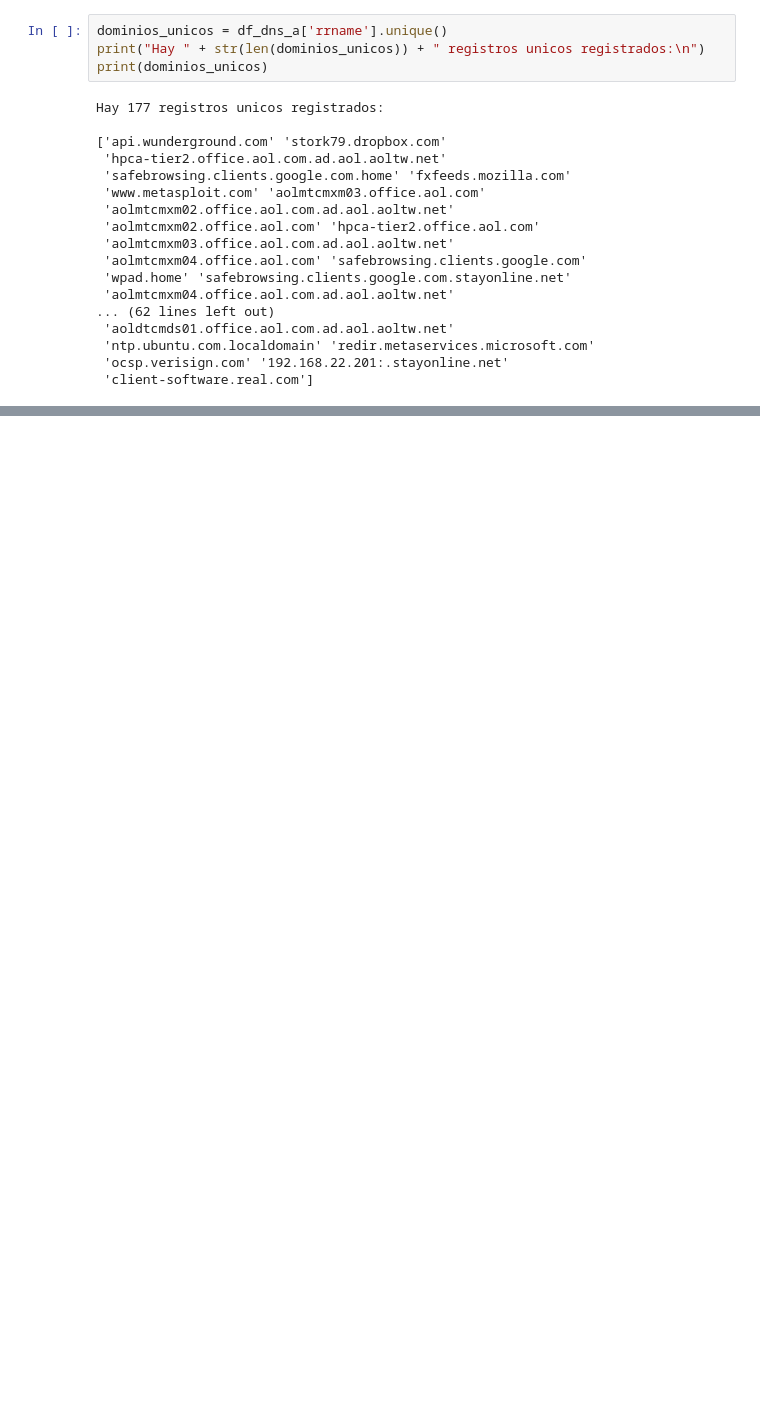
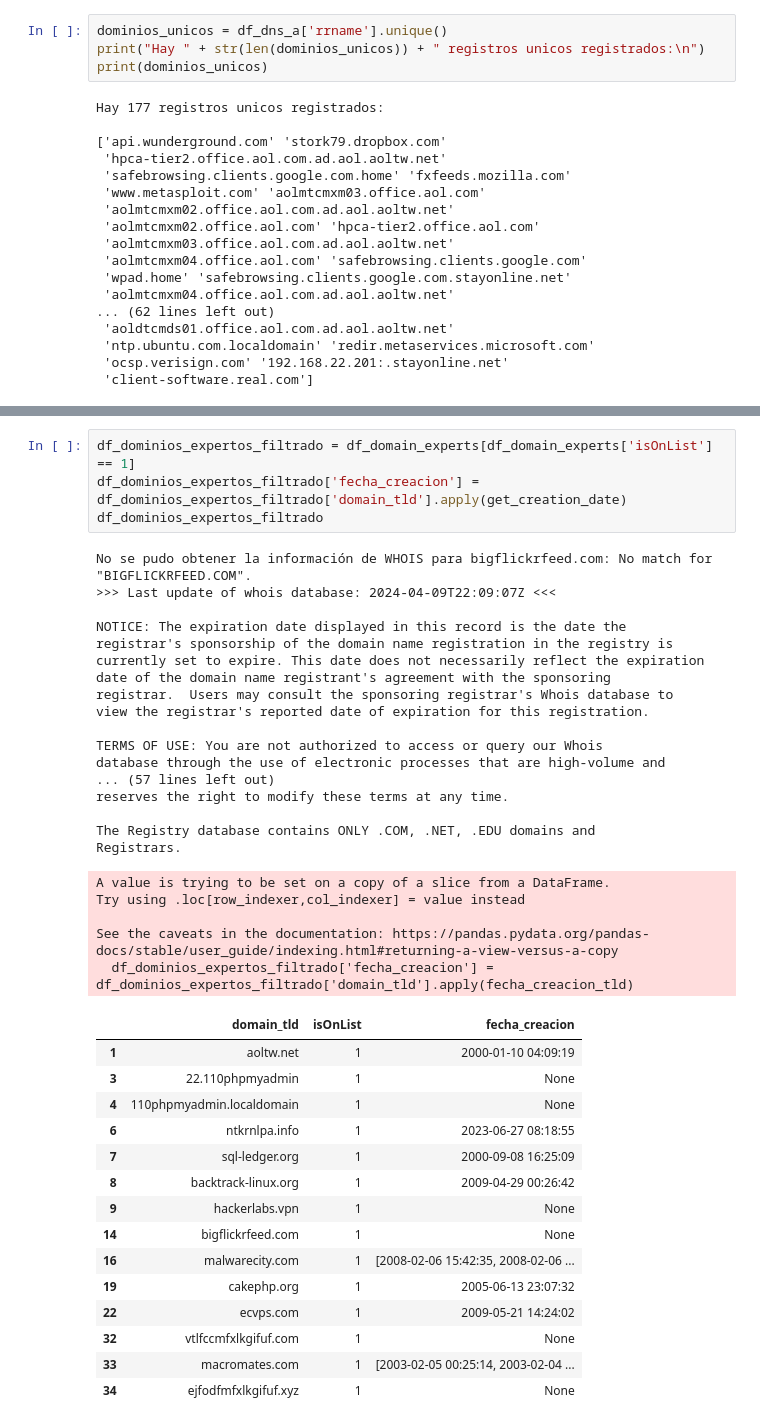
Before and after one commit to moraleseoscar/HuntingWithDS, a Jupyter notebook: HuntingWithDataScience.ipynb, the cells around one changed output, grey strips where cells are left out. Saved outputs shown, nothing was run; the diff lists cells and outputs as text; blank space fills up the shorter version.

```diff
--- a/HuntingWithDataScience.ipynb
+++ b/HuntingWithDataScience.ipynb
@@ -175,0 +352,42 @@ See the caveats in the documentation: https://pandas.pydata.org/pandas-docs/stab
+# %%
+df_dominios_expertos_filtrado = df_domain_experts[df_domain_experts['isOnList'] == 1]
+df_dominios_expertos_filtrado['fecha_creacion'] = df_dominios_expertos_filtrado['domain_tld'].apply(get_creation_date)
+df_dominios_expertos_filtrado
+# %% [output]
+No se pudo obtener la información de WHOIS para bigflickrfeed.com: No match for "BIGFLICKRFEED.COM".
+>>> Last update of whois database: 2024-04-09T22:09:07Z <<<
+
+NOTICE: The expiration date displayed in this record is the date the
+registrar's sponsorship of the domain name registration in the registry is
+currently set to expire. This date does not necessarily reflect the expiration
+date of the domain name registrant's agreement with the sponsoring
+registrar.  Users may consult the sponsoring registrar's Whois database to
+view the registrar's reported date of expiration for this registration.
+
+TERMS OF USE: You are not authorized to access or query our Whois
+database through the use of electronic processes that are high-volume and
+... (57 lines left out)
+reserves the right to modify these terms at any time.
+
+The Registry database contains ONLY .COM, .NET, .EDU domains and
+Registrars.
+A value is trying to be set on a copy of a slice from a DataFrame.
+Try using .loc[row_indexer,col_indexer] = value instead
+
+See the caveats in the documentation: https://pandas.pydata.org/pandas-docs/stable/user_guide/indexing.html#returning-a-view-versus-a-copy
+  df_dominios_expertos_filtrado['fecha_creacion'] = df_dominios_expertos_filtrado['domain_tld'].apply(fecha_creacion_tld)
+|  | domain_tld | isOnList | fecha_creacion |
+| 1 | aoltw.net | 1 | 2000-01-10 04:09:19 |
+| 3 | 22.110phpmyadmin | 1 | None |
+| 4 | 110phpmyadmin.localdomain | 1 | None |
+| 6 | ntkrnlpa.info | 1 | 2023-06-27 08:18:55 |
+| 7 | sql-ledger.org | 1 | 2000-09-08 16:25:09 |
+| 8 | backtrack-linux.org | 1 | 2009-04-29 00:26:42 |
+| 9 | hackerlabs.vpn | 1 | None |
+| 14 | bigflickrfeed.com | 1 | None |
+| 16 | malwarecity.com | 1 | [2008-02-06 15:42:35, 2008-02-06 ... |
+| 19 | cakephp.org | 1 | 2005-06-13 23:07:32 |
+| 22 | ecvps.com | 1 | 2009-05-21 14:24:02 |
+| 32 | vtlfccmfxlkgifuf.com | 1 | None |
+| 33 | macromates.com | 1 | [2003-02-05 00:25:14, 2003-02-04 ... |
+| 34 | ejfodfmfxlkgifuf.xyz | 1 | None |
```
Also changed, not shown: parts of 26 cells of this notebook, 4 other files.
